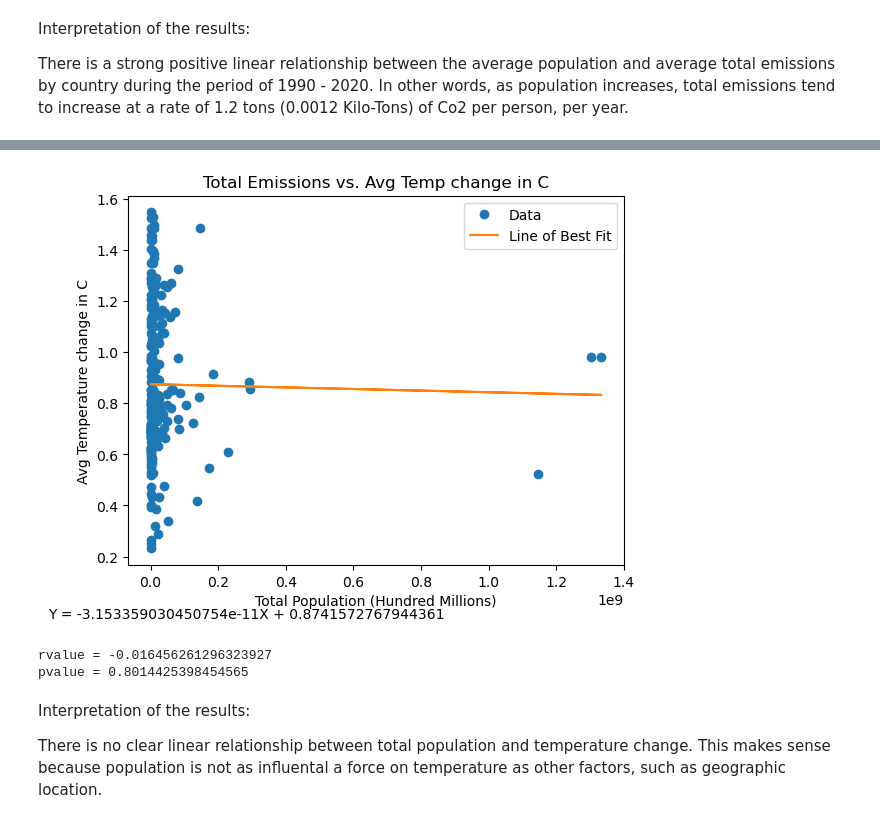
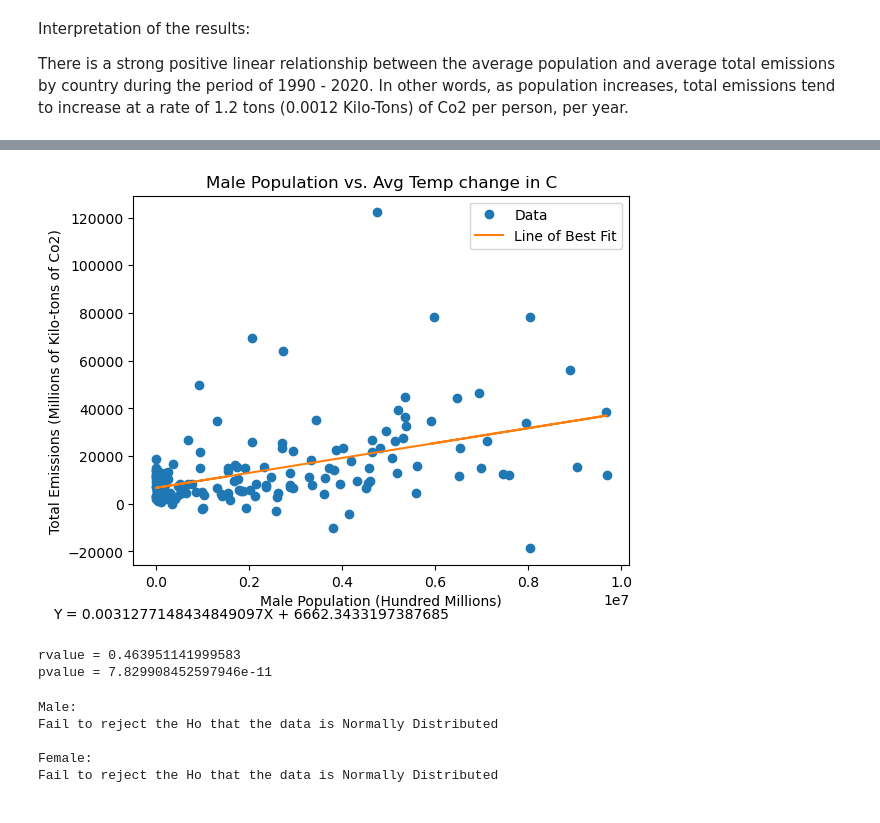
Before and after one commit to dpinsky1/Cancer, a Jupyter notebook: nathaniel.ipynb, the cells around one changed output, grey strips where cells are left out. Drawn from its saved outputs; the diff is of its cells as text; code cells hidden in the pictures.

Commit message:
finished rejecting the ho

```diff
--- a/nathaniel.ipynb
+++ b/nathaniel.ipynb
@@ -76,6 +76,8 @@ df_grouped = df.groupby(by='Country')
 
 df_by_country = pd.DataFrame()
 df_by_country['Total Population'] = df_grouped['Total Population'].mean()
+df_by_country['Total Population - Female'] = df_grouped['Total Population - Female'].mean()
+df_by_country['Total Population - Male'] = df_grouped['Total Population - Male'].mean()
 df_by_country['Total Emissions'] = df_grouped['total_emission'].mean()
 df_by_country['Avg Temp C'] = df_grouped['Avg Temp C'].mean()
 # %%
@@ -121,16 +133,32 @@ There is a strong positive linear relationship between the average population an
 # %%
-x = df_by_country['Total Population']
-y = df_by_country['Avg Temp C']
-xlabel = 'Total Population (Hundred Millions)'
-ylabel = 'Avg Temperature change in C'
-chart_title = 'Total Emissions vs. Avg Temp change in C'
+x = df_by_country_2['Total Population - Male']
+y = df_by_country_2['Total Emissions']
+xlabel = 'Male Population (Hundred Millions)'
+ylabel = 'Total Emissions (Millions of Kilo-tons of Co2)'
+chart_title = 'Male Population vs. Avg Temp change in C'
 
 regress(x, y, xlabel, ylabel, chart_title)
 # %% [output]
-[figure, old version]
+[figure, new version]
-rvalue = -0.016456261296323927
-pvalue = 0.8014425398454565
+rvalue = 0.463951141999583
+pvalue = 7.829908452597946e-11
-# %% [markdown]
-Interpretation of the results:
-
-There is no clear linear relationship between total population and temperature change. This makes sense because population is not as influental a force on temperature as other factors, such as geographic location.
+# %%
+#Check Datasets for normality before applying anova tests
+alpha = 0.05
+
+normal_male = normaltest(df_by_country_2['Total Population - Male']).pvalue
+normal_female = normaltest(df_by_country_2['Total Population - Female']).pvalue
+
+print('Male:')
+if normal_male > alpha : print('Reject the Ho that the data is Normally Distributed')
+else: print('Fail to reject the Ho that the data is Normally Distributed')
+
+print('\nFemale:')
+if normal_female > alpha : print('Reject the Ho that the data is Normally Distributed')
+else: print('Fail to reject the Ho that the data is Normally Distributed')
+# %% [output]
+Male:
+Fail to reject the Ho that the data is Normally Distributed
+
+Female:
+Fail to reject the Ho that the data is Normally Distributed
```
Also changed, not shown: parts of 7 cells of this notebook, 2 other files.
